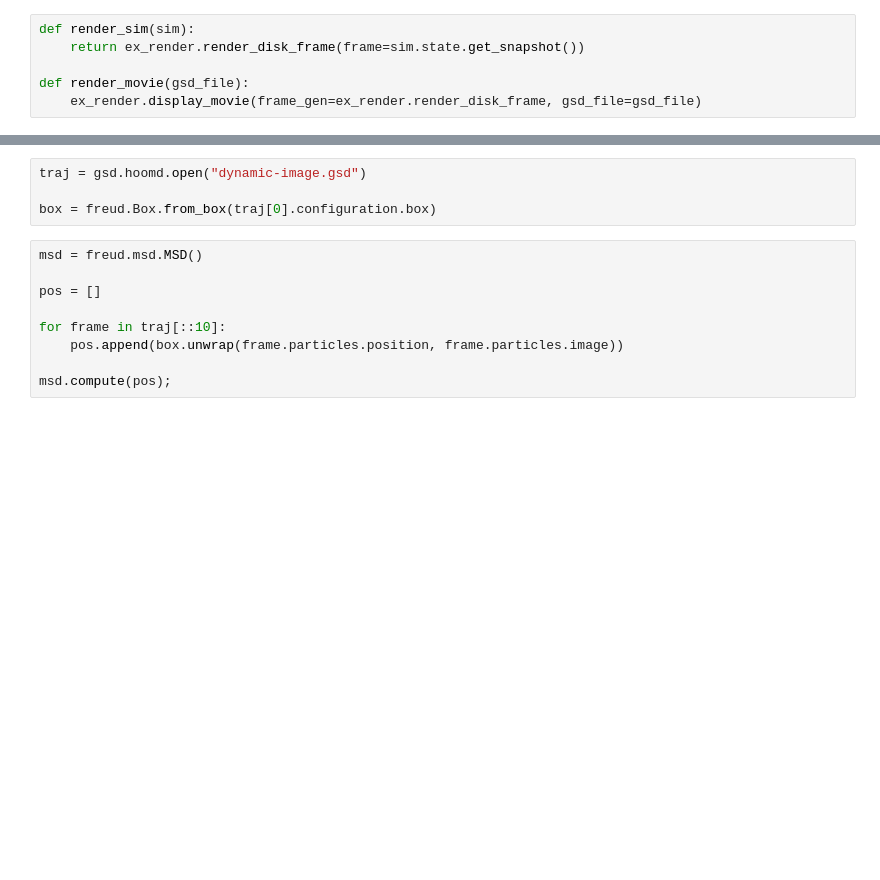
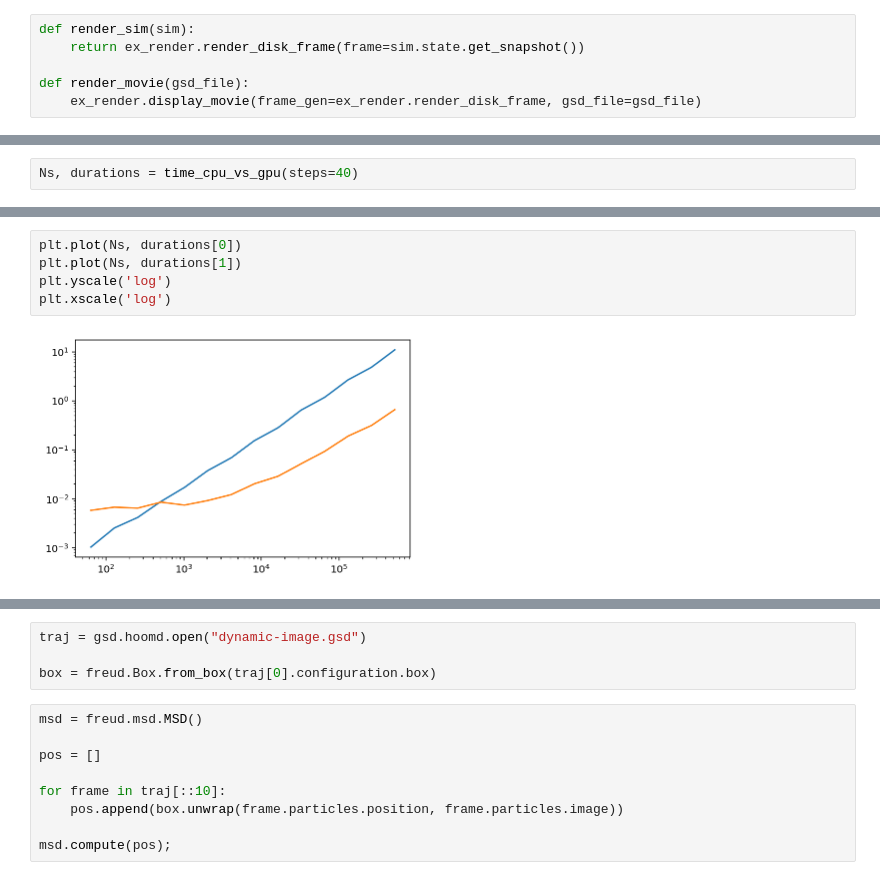
Before and after one commit to ianrgraham/monk, a Jupyter notebook: experiments/2d-glass/test.ipynb, the cells around one changed output, grey strips where cells are left out. Saved outputs shown, nothing was run; the diff lists cells and outputs as text; blank space fills up the shorter version.

```diff
--- a/experiments/2d-glass/test.ipynb
+++ b/experiments/2d-glass/test.ipynb
@@ -131,0 +323,2 @@ def simulation_run_msd(temp, seed):
+# %%
+Ns, durations = time_cpu_vs_gpu(steps=40)
@@ -131,0 +342,7 @@ def simulation_run_msd(temp, seed):
+# %%
+plt.plot(Ns, durations[0])
+plt.plot(Ns, durations[1])
+plt.yscale('log')
+plt.xscale('log')
+# %% [output]
+[figure, added]
```
Also changed, not shown: parts of 35 cells of this notebook, 5 other files.
